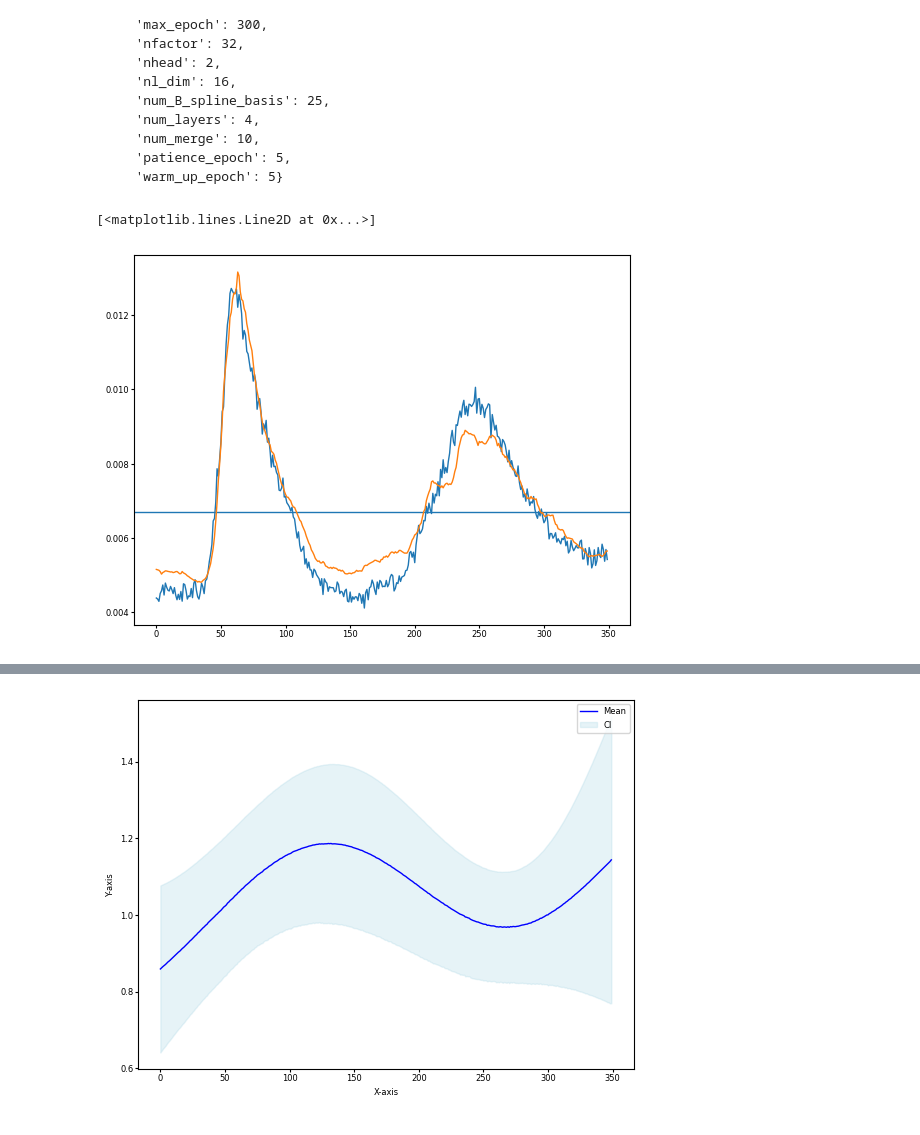
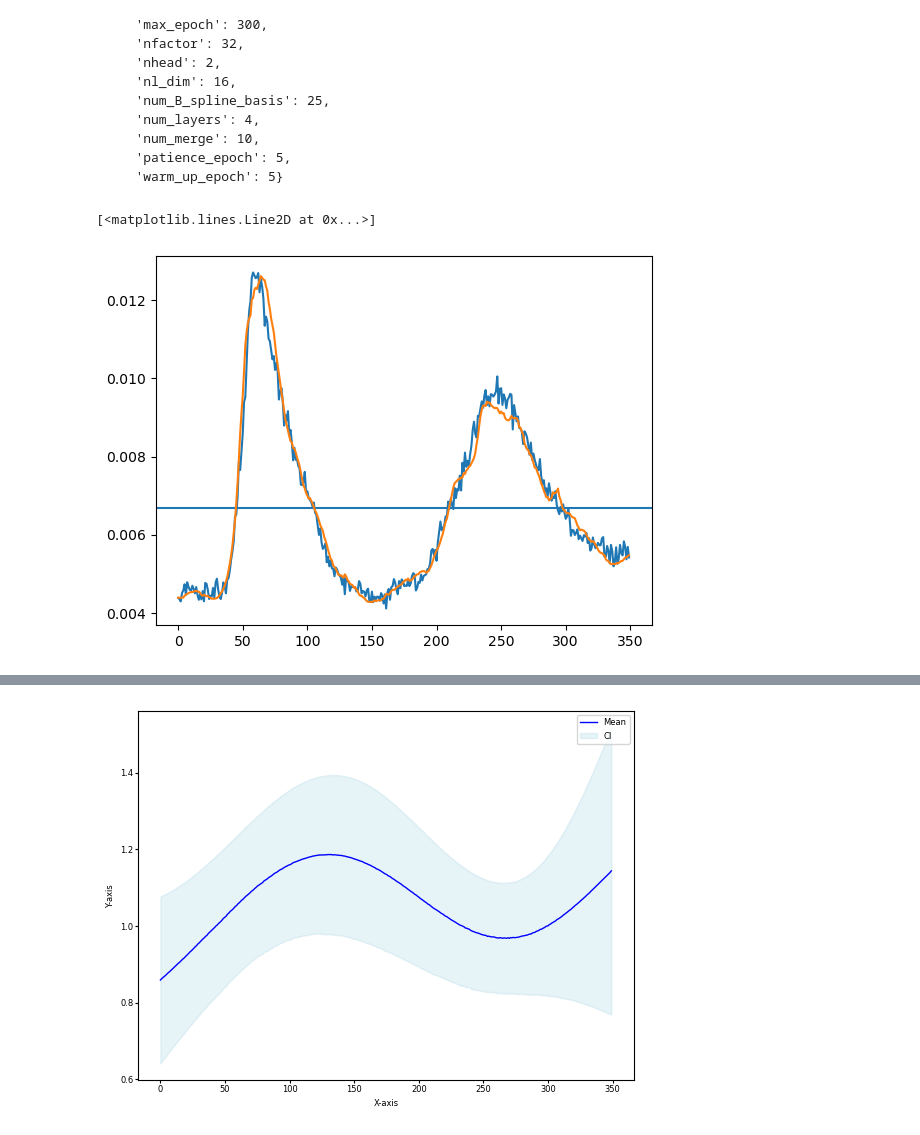
Before and after one commit to Qi-Xin/FC-GPFA, a Jupyter notebook: Decoder&Encoder.ipynb, the cells around one changed output, grey strips where cells are left out. Cells and saved outputs as stored; diff of their text form; code cells hidden in the pictures.

````diff
--- a/Decoder&Encoder.ipynb
+++ b/Decoder&Encoder.ipynb
@@ -673,8 +673,12 @@ npadding = 100
 hostname = socket.gethostname()
 if hostname[:8] == "ghidorah":
     path_prefix = '/home'
-elif hostname[:6] == "wright":
+elif hostname[:8] == "headnode":
     path_prefix = '/home/export'
+elif hostname[:3] == "n01":
+    path_prefix = '/home/export'
+else:
+    raise ValueError(f"Unknown host: {hostname}")
 ckp_path = path_prefix+'/qix/user_data/FC-GPFA_checkpoint'
 with open(path_prefix+'/qix/user_data/allen_spike_trains/'+str(session_id)+'.pkl', 'rb') as f:
     spikes = pickle.load(f)
@@ -754,0 +787,6 @@ My model test set loss: 0.03390
+# %%
+### Load model trained from train_a_model.sh
+from model_trainer import Trainer
+params = {}
+trainer = Trainer(spikes, ckp_path, params, npadding=npadding)
+trainer.load_model_and_hp()
@@ -775,11 +816,15 @@ params = {'batch_size': 64,
 ```
 # %%
 # PSTH
+homo_fr = torch.log(trainer.spikes_full_no_padding.mean())
+inhomo_fr = torch.log(trainer.spikes_full_no_padding.mean(axis=(0,1)))
+firing_rate, mu, std = trainer.predict(return_torch=True, dataset='test')
+
 plt.axhline(np.exp(homo_fr))
 plt.plot(np.exp(inhomo_fr))
 plt.plot(np.exp(firing_rate).numpy().mean(axis=(0,1)))
 # %% [output]
 [<matplotlib.lines.Line2D at 0x...>]
-[figure, old version]
+[figure, new version]
 # %%
 # plt.plot(trainer.model.latents)
````
Also changed, not shown: parts of 10 cells of this notebook, 4 other files.
